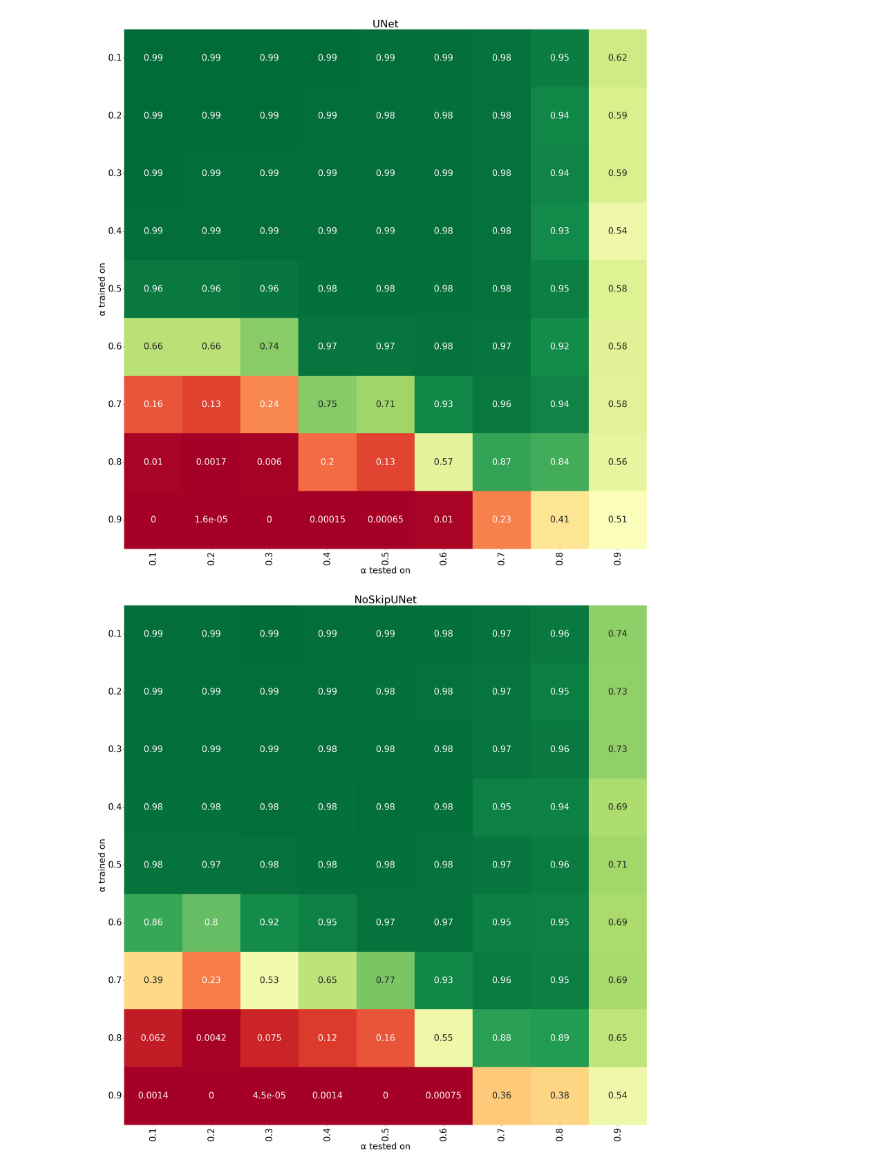
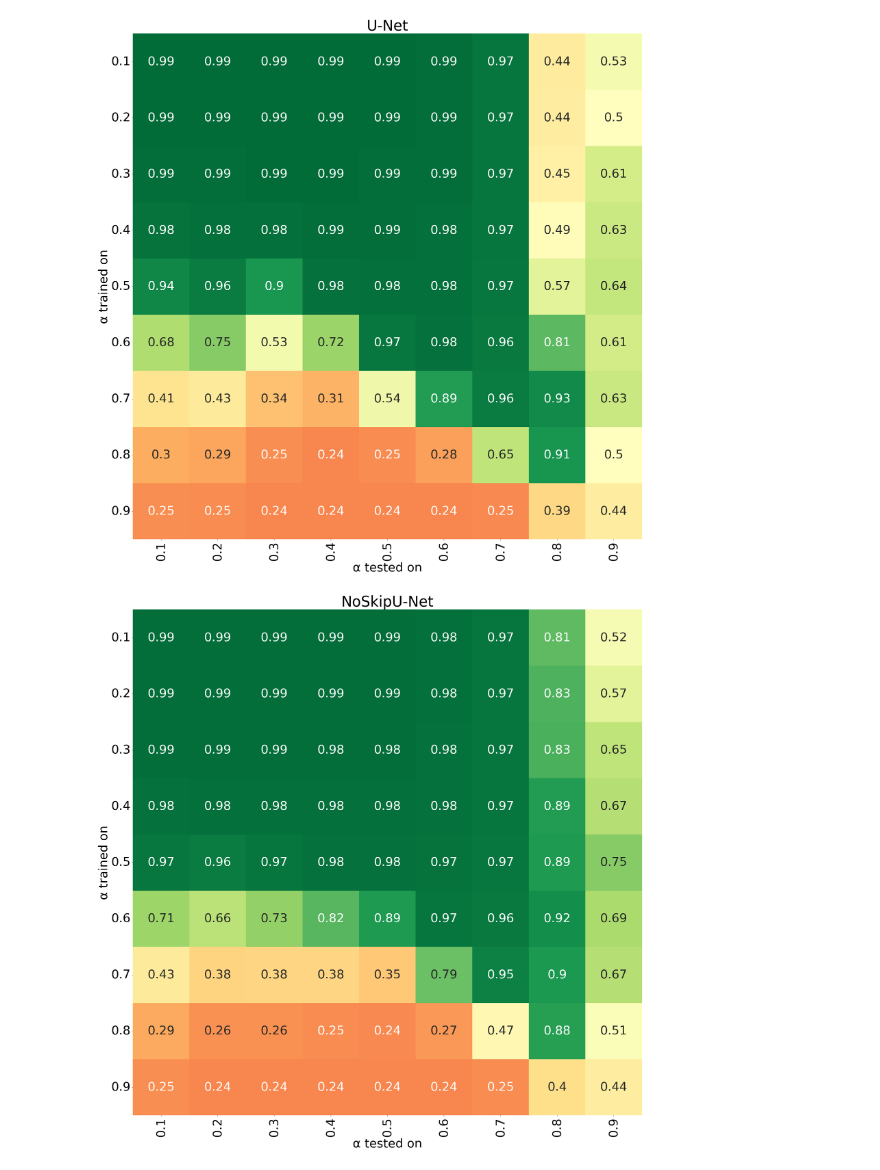
Before and after one commit to amithjkamath/to_skip_or_not, a Jupyter notebook: notebooks/synthetic-robustness-dsc.ipynb, the cells around one changed output. Saved outputs shown, nothing was run; the diff lists cells and outputs as text; code cells hidden in the pictures.

```diff
--- a/notebooks/synthetic-robustness-dsc.ipynb
+++ b/notebooks/synthetic-robustness-dsc.ipynb
@@ -33,7 +44,7 @@ def plot_robustness(df, max_val=1.0, min_val=0.0):
 # %%
 root_dir = "../"
 
-direction = "fore" # "back" or "fore"
+direction = "back" # "back" or "fore"
 metric = "dice" # "dice" or "hd"
 report_path = os.path.join(root_dir, "reports", direction + "ground-results")
 
@@ -43,7 +54,9 @@ noskipunet_data = pd.read_csv(os.path.join(report_path, metric + "_for_NoSkipUNe
 # %%
 df_list = {"AG-UNet": agunet_data, "UNet": unet_data, "NoSkipUNet": noskipunet_data}
 
+model_alias = {"UNet++": "UNet++", "AG-UNet": "Attention U-Net", "UNet": "U-Net", "VNet": "V-Net", "NoSkipUNet": "NoSkipU-Net", "NoSkipVNet": "NoSkipV-Net"}
+
 for net_name in df_list.keys():
     plot_robustness(df_list[net_name])
-    plt.title(net_name)
+    plt.title(model_alias[net_name])
 # %% [output]
@@ -53,5 +66,5 @@ for net_name in df_list.keys():
-[figure, old version]
+[figure, new version]
-[figure, old version]
+[figure, new version]
 # %%
 baseline_data = noskipunet_data
 
```
Also changed, not shown: parts of 3 cells of this notebook, 7 other files.
